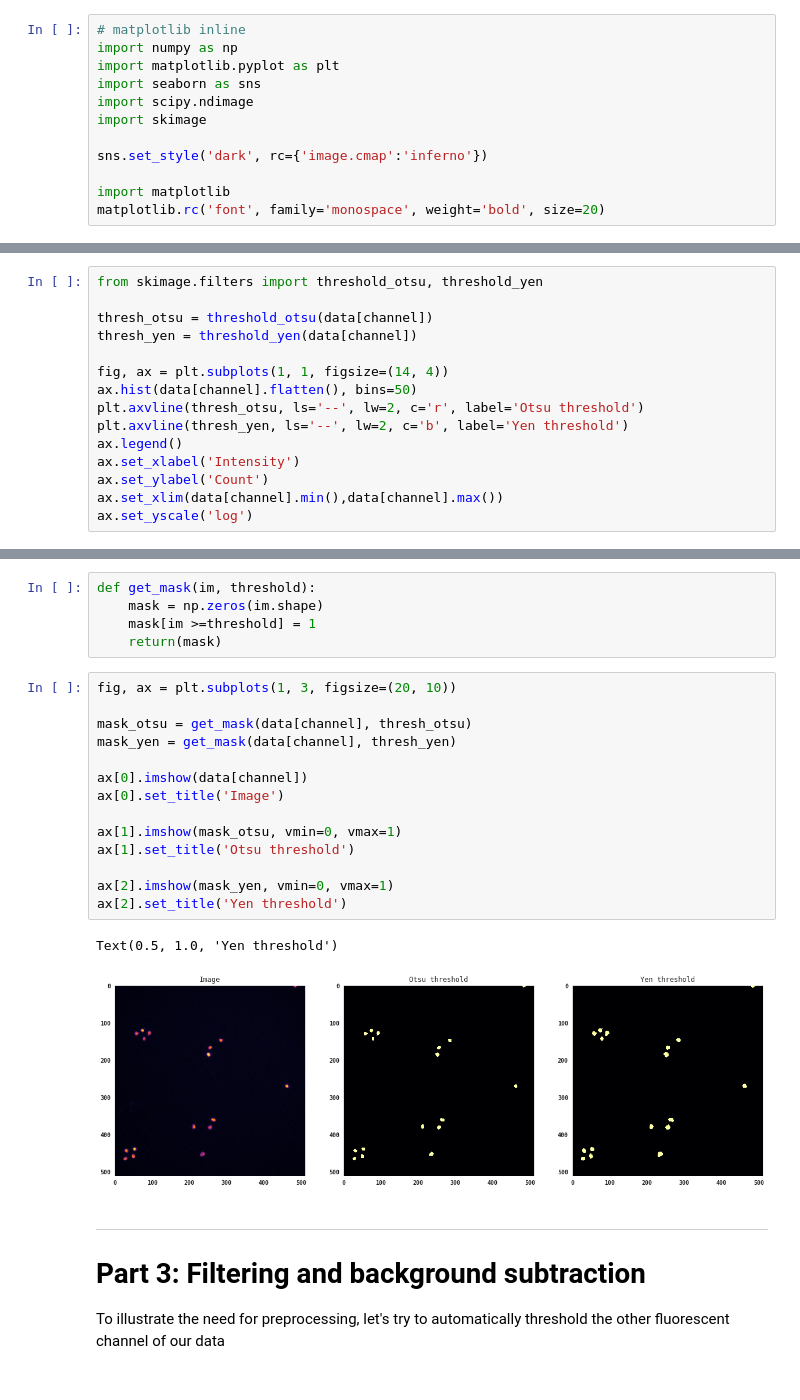
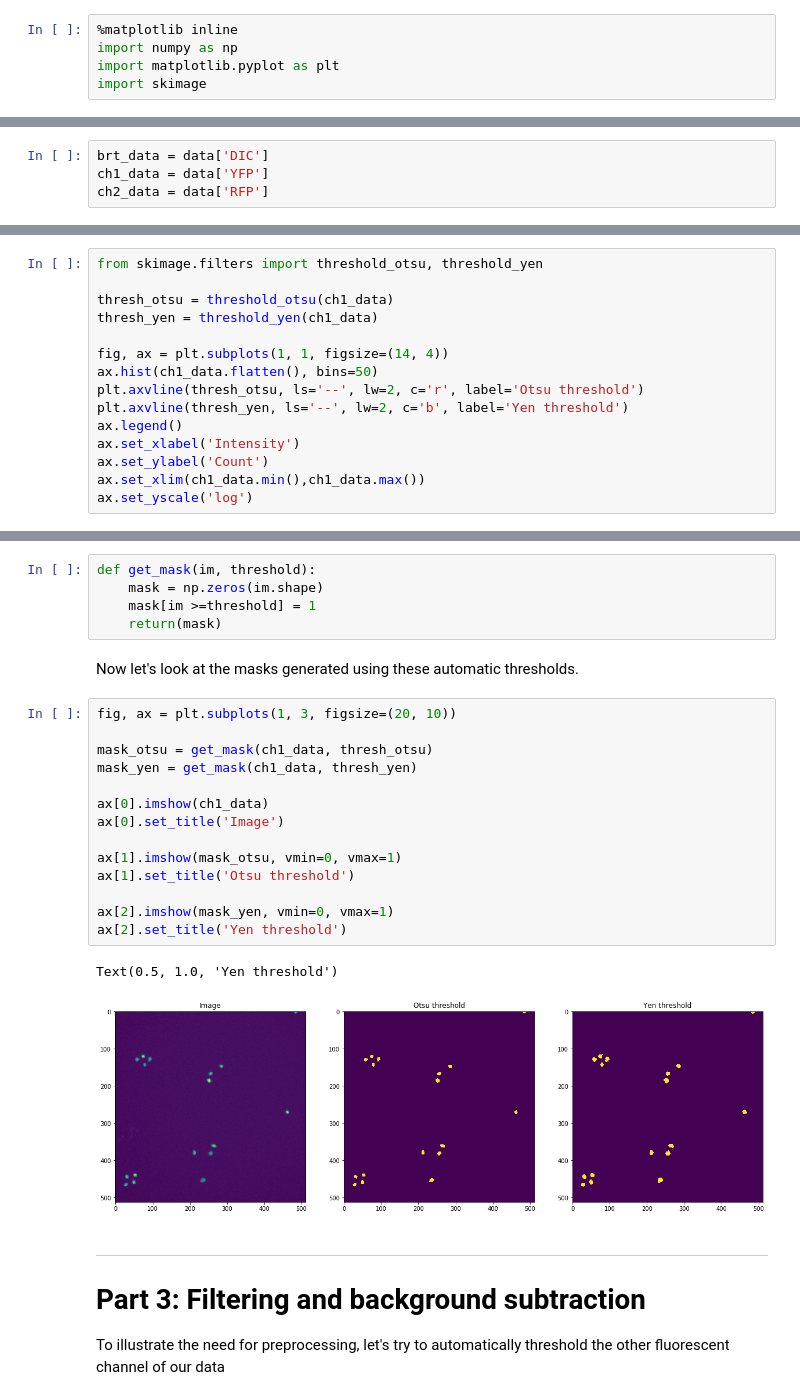
Before and after one commit to DataLucence/StanfordBIOS254-2019, a Jupyter notebook: Code/Lesson2_Preprocessing.ipynb, the cells around one changed output, grey strips where cells are left out. Drawn from its saved outputs; the diff is of its cells as text.

```diff
--- a/Code/Lesson2_Preprocessing.ipynb
+++ b/Code/Lesson2_Preprocessing.ipynb
@@ -24,15 +25,8 @@ c) Combining preprocessing + thresholding
 # %% [markdown]
 First, let's import packages and set some plotting defaults
 # %%
-# matplotlib inline
+%matplotlib inline
 import numpy as np
 import matplotlib.pyplot as plt
-import seaborn as sns
-import scipy.ndimage
 import skimage
-
-sns.set_style('dark', rc={'image.cmap':'inferno'})
-
-import matplotlib
-matplotlib.rc('font', family='monospace', weight='bold', size=20)
 # %% [markdown]
@@ -105,0 +102,4 @@ To illustrate, we will focus on the YFP channel
+# %%
+brt_data = data['DIC']
+ch1_data = data['YFP']
+ch2_data = data['RFP']
@@ -139,16 +139,16 @@ Now let's use some built-in automatic threshold algorithms to define a threshold
 # %%
 from skimage.filters import threshold_otsu, threshold_yen
 
-thresh_otsu = threshold_otsu(data[channel])
-thresh_yen = threshold_yen(data[channel])
+thresh_otsu = threshold_otsu(ch1_data)
+thresh_yen = threshold_yen(ch1_data)
 
 fig, ax = plt.subplots(1, 1, figsize=(14, 4))
-ax.hist(data[channel].flatten(), bins=50)
+ax.hist(ch1_data.flatten(), bins=50)
 plt.axvline(thresh_otsu, ls='--', lw=2, c='r', label='Otsu threshold')
 plt.axvline(thresh_yen, ls='--', lw=2, c='b', label='Yen threshold')
 ax.legend()
 ax.set_xlabel('Intensity')
 ax.set_ylabel('Count')
-ax.set_xlim(data[channel].min(),data[channel].max())
+ax.set_xlim(ch1_data.min(),ch1_data.max())
 ax.set_yscale('log')
 # %% [output]
@@ -160,23 +161,25 @@ def get_mask(im, threshold):
     mask = np.zeros(im.shape)
     mask[im >=threshold] = 1
     return(mask)
+# %% [markdown]
+Now let's look at the masks generated using these automatic thresholds.
 # %%
 fig, ax = plt.subplots(1, 3, figsize=(20, 10))
 
-mask_otsu = get_mask(data[channel], thresh_otsu)
-mask_yen = get_mask(data[channel], thresh_yen)
+mask_otsu = get_mask(ch1_data, thresh_otsu)
+mask_yen = get_mask(ch1_data, thresh_yen)
 
-ax[0].imshow(data[channel])
+ax[0].imshow(ch1_data)
 ax[0].set_title('Image')
 
 ax[1].imshow(mask_otsu, vmin=0, vmax=1)
 ax[1].set_title('Otsu threshold')
 
 ax[2].imshow(mask_yen, vmin=0, vmax=1)
 ax[2].set_title('Yen threshold')
 # %% [output]
 Text(0.5, 1.0, 'Yen threshold')
-[figure, old version]
+[figure, new version]
 # %% [markdown]
 ***
 # Part 3: Filtering and background subtraction
```
Also changed, not shown: parts of 23 cells of this notebook.
